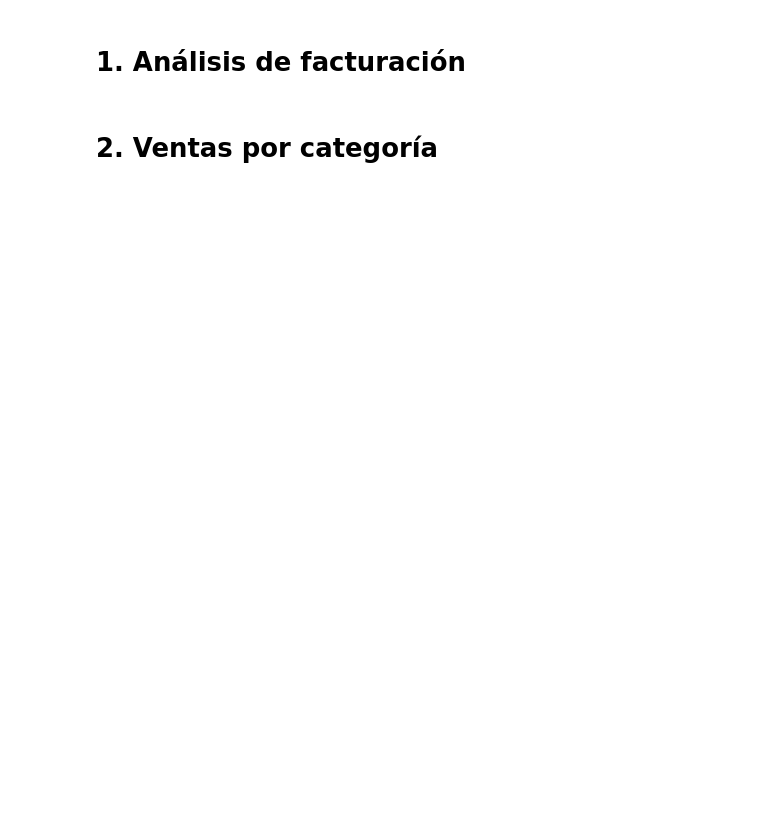
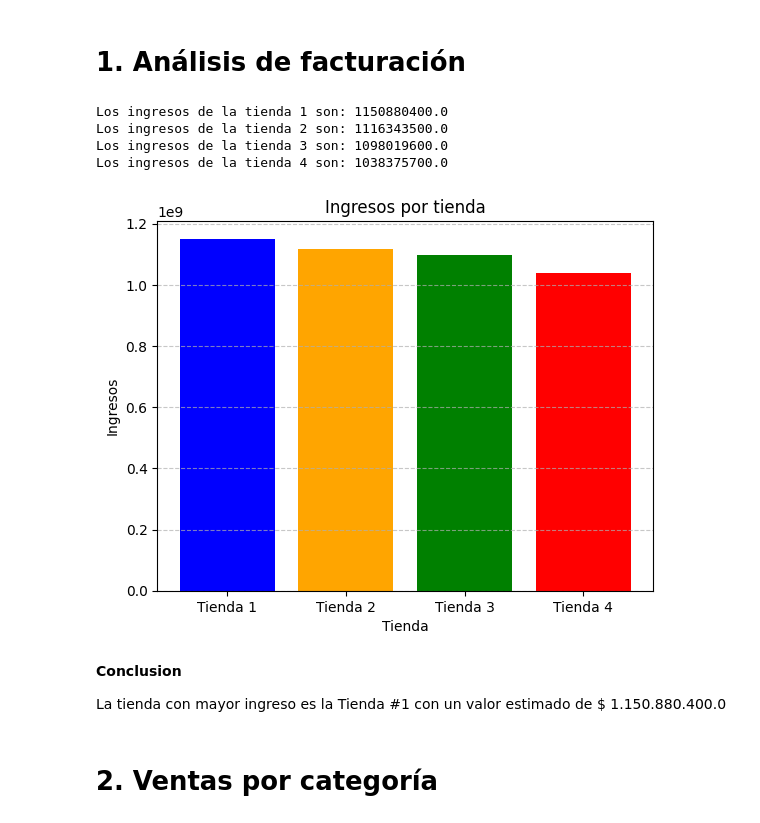
Before and after one commit to darcygith/Challenge_2, a Jupyter notebook: AluraStoreLatam.ipynb, the cells around one changed output. Drawn from its saved outputs; the diff is of its cells as text; code cells hidden in the pictures; blank space fills up the shorter version.

```diff
--- a/AluraStoreLatam.ipynb
+++ b/AluraStoreLatam.ipynb
@@ -23,5 +29,44 @@ tienda.head()
 | 4 | Silla de oficina | Muebles | 335200.0 | 20200.0 | 07/11/2020 | Maria Alfonso | Medellín | ... |
 # %% [markdown]
 # 1. Análisis de facturación
+# %%
+#Tienda 1
+ingresosTienda1 = tienda['Precio'].sum()
+print(f'Los ingresos de la tienda 1 son: {ingresosTienda1}')
+
+#Tienda 2
+ingresosTienda2 = tienda2['Precio'].sum()
+print(f'Los ingresos de la tienda 2 son: {ingresosTienda2}')
+
+#Tienda 3
+ingresosTienda3 = tienda3['Precio'].sum()
+print(f'Los ingresos de la tienda 3 son: {ingresosTienda3}')
+
+#Tienda 4
+ingresosTienda4 = tienda4['Precio'].sum()
+print(f'Los ingresos de la tienda 4 son: {ingresosTienda4}')
+# %% [output]
+Los ingresos de la tienda 1 son: 1150880400.0
+Los ingresos de la tienda 2 son: 1116343500.0
+Los ingresos de la tienda 3 son: 1098019600.0
+Los ingresos de la tienda 4 son: 1038375700.0
+# %%
+#grafico con matplotlib
+
+tiendas = ['Tienda 1', 'Tienda 2', 'Tienda 3', 'Tienda 4']
+ingresos = [ingresosTienda1, ingresosTienda2, ingresosTienda3, ingresosTienda4]
+
+plt.bar(tiendas, ingresos, color=['blue', 'orange', 'green', 'red'])
+plt.title('Ingresos por tienda')
+plt.xlabel('Tienda')
+plt.ylabel('Ingresos')
+plt.grid(axis='y', linestyle='--', alpha=0.7)
+plt.show()
+# %% [output]
+[figure, added]
+# %% [markdown]
+**Conclusion**
+
+La tienda con mayor ingreso es la Tienda #1 con un valor estimado de $ 1.150.880.400.0
 # %% [markdown]
 # 2. Ventas por categoría
```
Also changed, not shown: parts of 2 cells of this notebook, 1 other file.
